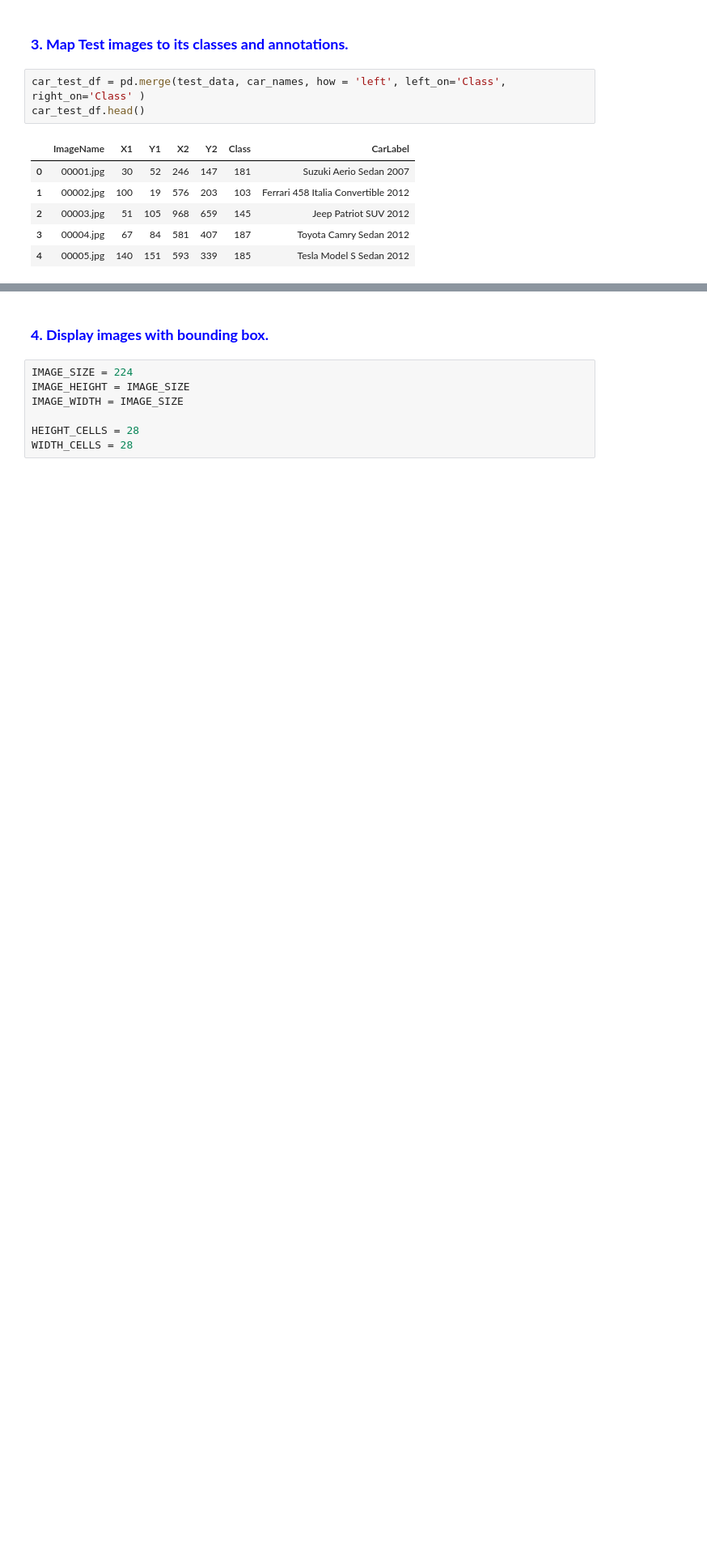
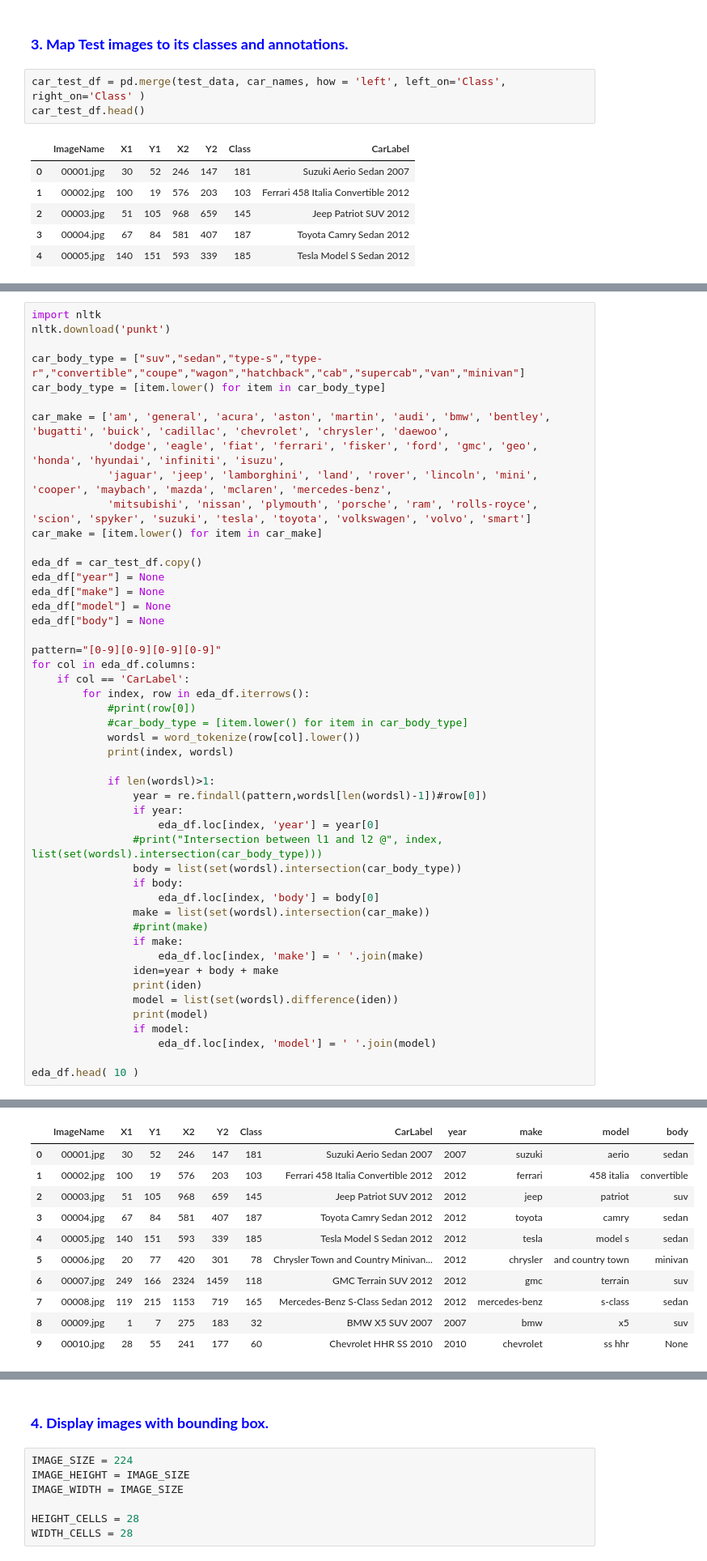
Before and after one commit to jim-practise/AIML_GL_CAPSTONE, a Jupyter notebook: capstone.ipynb, the cells around one changed output, grey strips where cells are left out. Shown at 81% size. Saved outputs shown, nothing was run; the diff lists cells and outputs as text; blank space fills up the shorter version.

```diff
--- a/capstone.ipynb
+++ b/capstone.ipynb
@@ -143,0 +150,49 @@ car_test_df.head()
+# %%
+import nltk
+nltk.download('punkt')
+
+car_body_type = ["suv","sedan","type-s","type-r","convertible","coupe","wagon","hatchback","cab","supercab","van","minivan"]
+car_body_type = [item.lower() for item in car_body_type]
+
+car_make = ['am', 'general', 'acura', 'aston', 'martin', 'audi', 'bmw', 'bentley', 'bugatti', 'buick', 'cadillac', 'chevrolet', 'chrysler', 'daewoo',
+            'dodge', 'eagle', 'fiat', 'ferrari', 'fisker', 'ford', 'gmc', 'geo', 'honda', 'hyundai', 'infiniti', 'isuzu',
+            'jaguar', 'jeep', 'lamborghini', 'land', 'rover', 'lincoln', 'mini', 'cooper', 'maybach', 'mazda', 'mclaren', 'mercedes-benz',
+            'mitsubishi', 'nissan', 'plymouth', 'porsche', 'ram', 'rolls-royce', 'scion', 'spyker', 'suzuki', 'tesla', 'toyota', 'volkswagen', 'volvo', 'smart']
+car_make = [item.lower() for item in car_make]
+
+eda_df = car_test_df.copy()
+eda_df["year"] = None
+eda_df["make"] = None
+eda_df["model"] = None
+eda_df["body"] = None
+
+pattern="[0-9][0-9][0-9][0-9]"
+for col in eda_df.columns:
+    if col == 'CarLabel':
+        for index, row in eda_df.iterrows():
+            #print(row[0])
+            #car_body_type = [item.lower() for item in car_body_type]
+            wordsl = word_tokenize(row[col].lower())
+            print(index, wordsl)
+
+            if len(wordsl)>1:
+                year = re.findall(pattern,wordsl[len(wordsl)-1])#row[0])
+                if year:
+                    eda_df.loc[index, 'year'] = year[0]
+                #print("Intersection between l1 and l2 @", index, list(set(wordsl).intersection(car_body_type)))
+                body = list(set(wordsl).intersection(car_body_type))
+                if body:
+                    eda_df.loc[index, 'body'] = body[0]
+                make = list(set(wordsl).intersection(car_make))
+                #print(make)
+                if make:
+                    eda_df.loc[index, 'make'] = ' '.join(make)
+                iden=year + body + make
+                print(iden)
+                model = list(set(wordsl).difference(iden))
+                print(model)
+                if model:
+                    eda_df.loc[index, 'model'] = ' '.join(model)
+
+eda_df.head( 10 )
+# %% [output]
@@ -143,0 +219,11 @@ car_test_df.head()
+|  | ImageName | X1 | Y1 | X2 | Y2 | Class | CarLabel | year | make | model | body |
+| 0 | 00001.jpg | 30 | 52 | 246 | 147 | 181 | Suzuki Aerio Sedan 2007 | 2007 | suzuki | aerio | sedan |
+| 1 | 00002.jpg | 100 | 19 | 576 | 203 | 103 | Ferrari 458 Italia Convertible 2012 | 2012 | ferrari | 458 italia | convertible |
+| 2 | 00003.jpg | 51 | 105 | 968 | 659 | 145 | Jeep Patriot SUV 2012 | 2012 | jeep | patriot | suv |
+| 3 | 00004.jpg | 67 | 84 | 581 | 407 | 187 | Toyota Camry Sedan 2012 | 2012 | toyota | camry | sedan |
+| 4 | 00005.jpg | 140 | 151 | 593 | 339 | 185 | Tesla Model S Sedan 2012 | 2012 | tesla | model s | sedan |
+| 5 | 00006.jpg | 20 | 77 | 420 | 301 | 78 | Chrysler Town and Country Minivan... | 2012 | chrysler | and country town | minivan |
+| 6 | 00007.jpg | 249 | 166 | 2324 | 1459 | 118 | GMC Terrain SUV 2012 | 2012 | gmc | terrain | suv |
+| 7 | 00008.jpg | 119 | 215 | 1153 | 719 | 165 | Mercedes-Benz S-Class Sedan 2012 | 2012 | mercedes-benz | s-class | sedan |
+| 8 | 00009.jpg | 1 | 7 | 275 | 183 | 32 | BMW X5 SUV 2007 | 2007 | bmw | x5 | suv |
+| 9 | 00010.jpg | 28 | 55 | 241 | 177 | 60 | Chevrolet HHR SS 2010 | 2010 | chevrolet | ss hhr | None |
```
Also changed, not shown: parts of 4 cells of this notebook.
